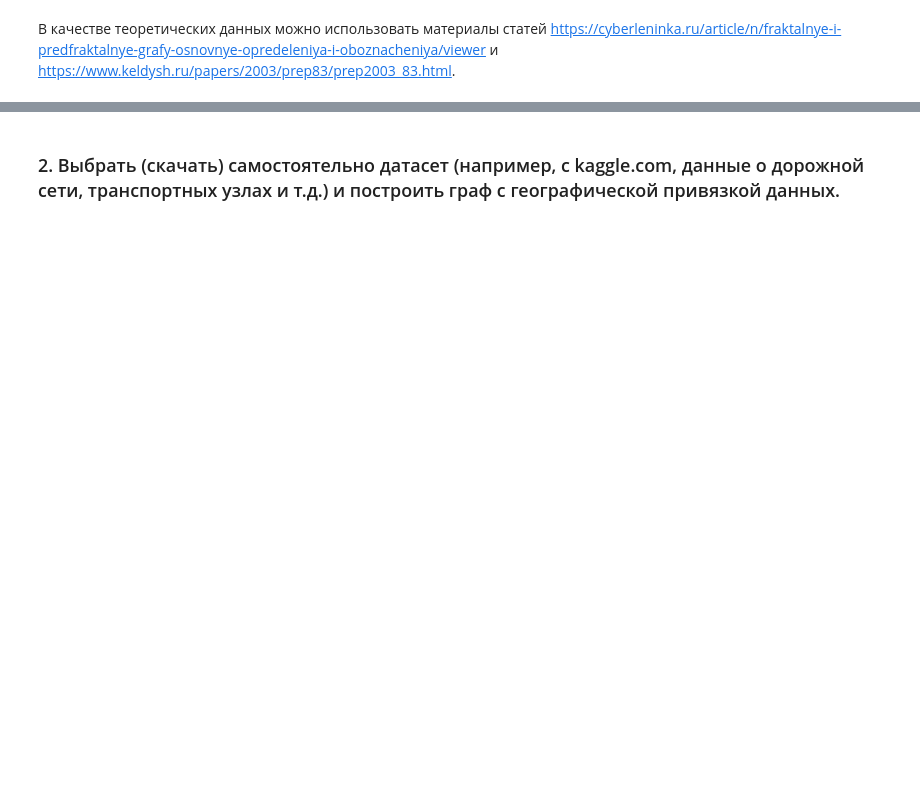
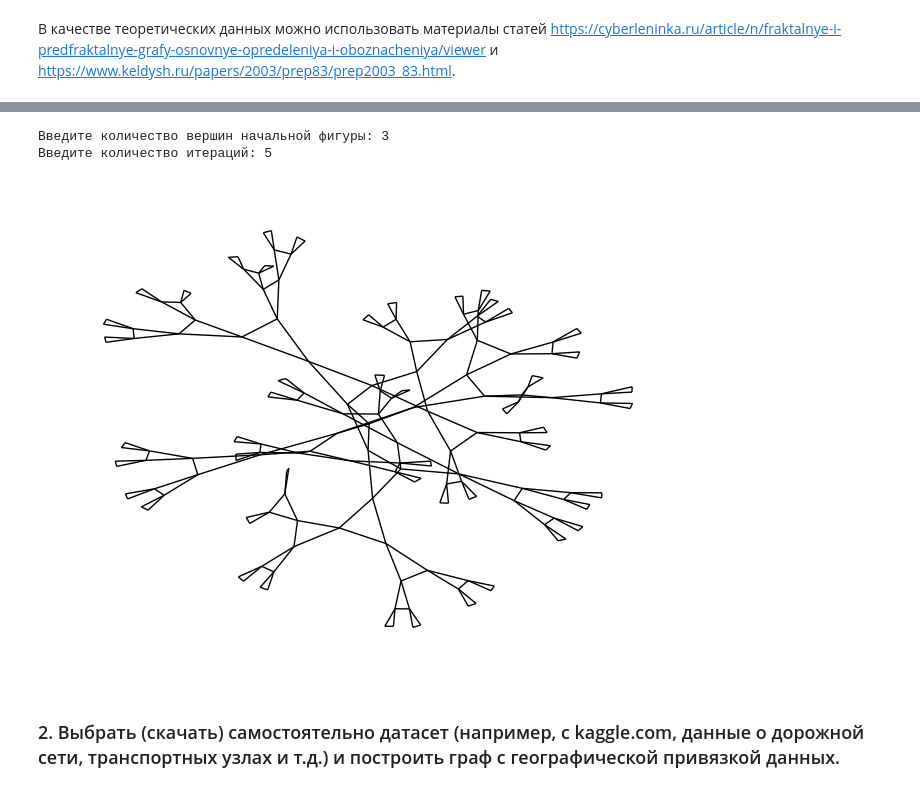
Before and after one commit to ekatfil/FA, a Jupyter notebook: 3 курс/2 сем/Машинка/Филиппова_Екатерина_ПИ21_7_Лабораторная_3_4.ipynb, the cells around one changed output, grey strips where cells are left out. Saved outputs shown, nothing was run; the diff lists cells and outputs as text; code cells hidden in the pictures; blank space fills up the shorter version.

```diff
--- a/3 курс/2 сем/Машинка/Филиппова_Екатерина_ПИ21_7_Лабораторная_3_4.ipynb
+++ b/3 курс/2 сем/Машинка/Филиппова_Екатерина_ПИ21_7_Лабораторная_3_4.ipynb
@@ -184,2 +92,8 @@ plt.show()
+# %%
+draw_fractal_graph()
+# %% [output]
+Введите количество вершин начальной фигуры: 3
+Введите количество итераций: 5
+[figure, added]
 # %% [markdown]
 ### 2.	Выбрать (скачать) самостоятельно датасет (например, с kaggle.com, данные о дорожной сети, транспортных узлах и т.д.) и построить граф с географической привязкой данных.
```
Also changed, not shown: parts of 40 cells of this notebook.
